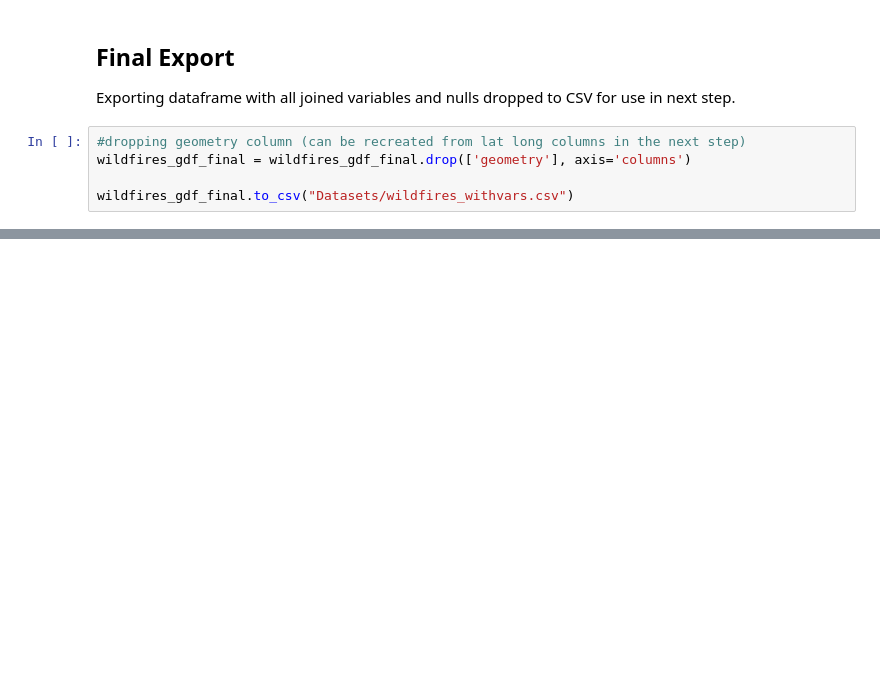
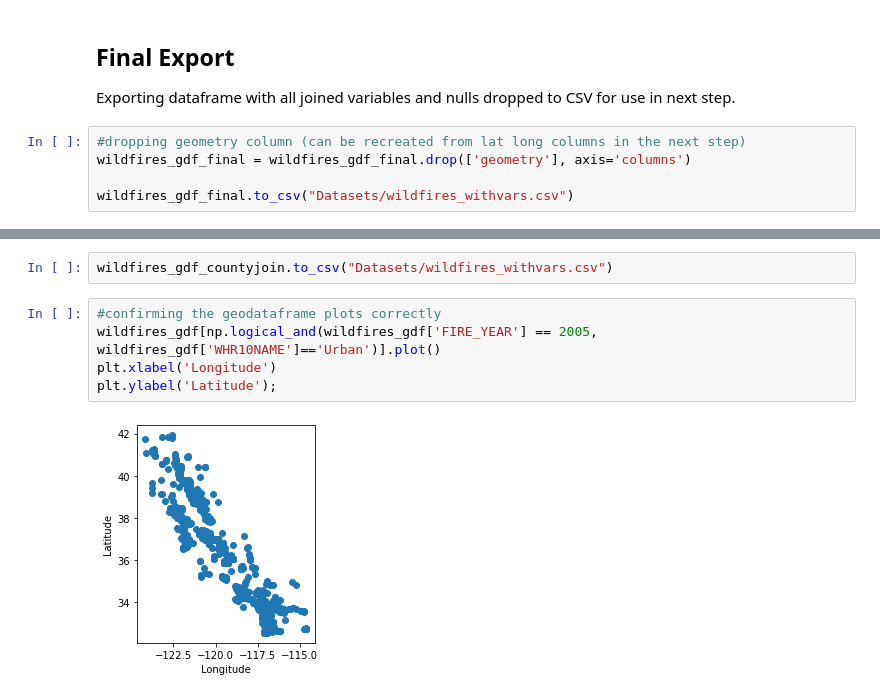
Before and after one commit to allankapoor/wildfire_prediction, a Jupyter notebook: Capstone2_DataWrangling.ipynb, the cells around one changed output, grey strips where cells are left out. Saved outputs shown, nothing was run; the diff lists cells and outputs as text; blank space fills up the shorter version.

```diff
--- a/Capstone2_DataWrangling.ipynb
+++ b/Capstone2_DataWrangling.ipynb
@@ -841,0 +941,9 @@ test_gdf[test_gdf['FIRE_YEAR'] == 2005].plot()
+# %%
+wildfires_gdf_countyjoin.to_csv("Datasets/wildfires_withvars.csv")
+# %%
+#confirming the geodataframe plots correctly
+wildfires_gdf[np.logical_and(wildfires_gdf['FIRE_YEAR'] == 2005, wildfires_gdf['WHR10NAME']=='Urban')].plot()
+plt.xlabel('Longitude')
+plt.ylabel('Latitude');
+# %% [output]
+[figure, added]
```
Also changed, not shown: parts of 17 cells of this notebook, 1 other file.
